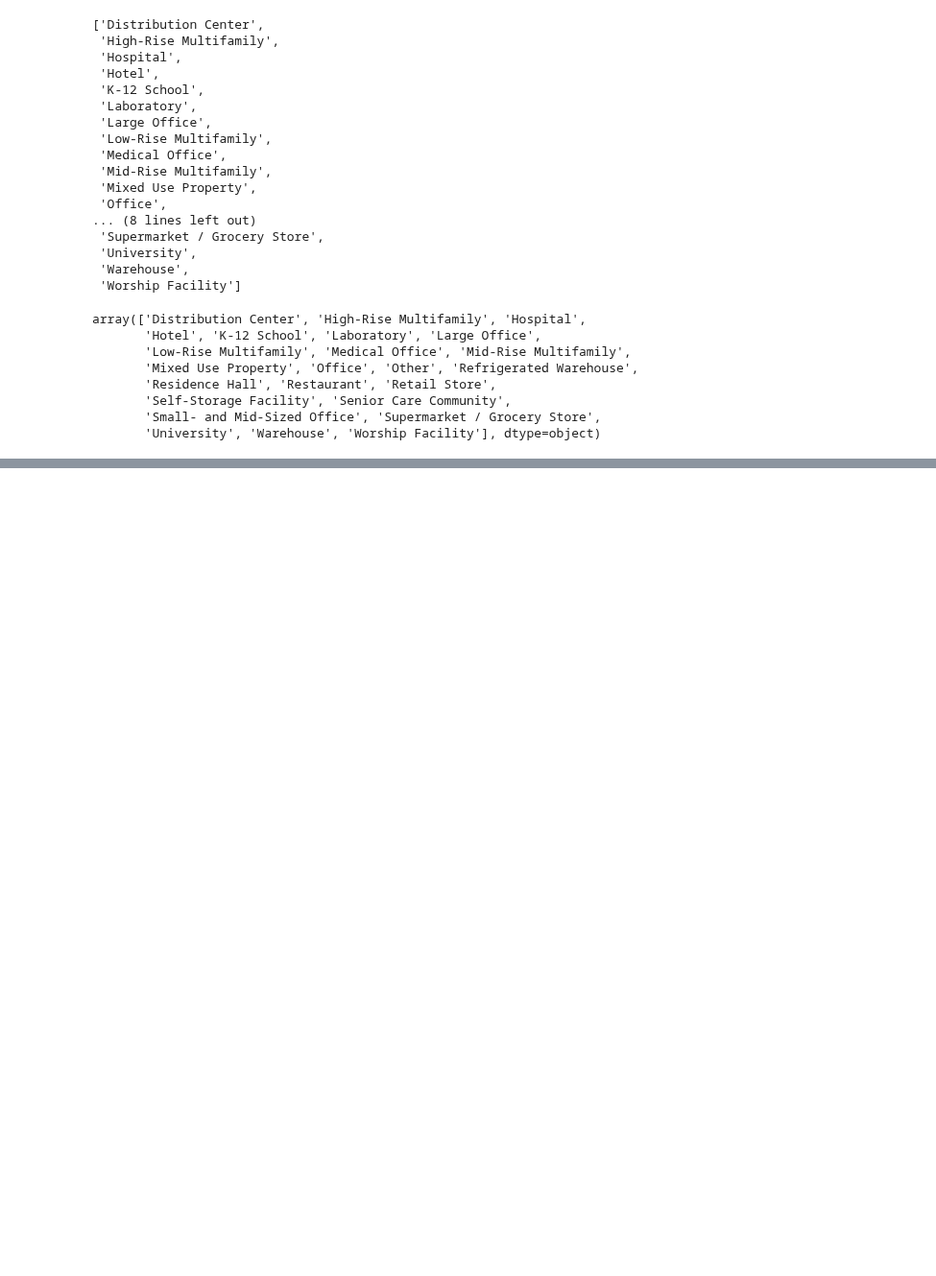
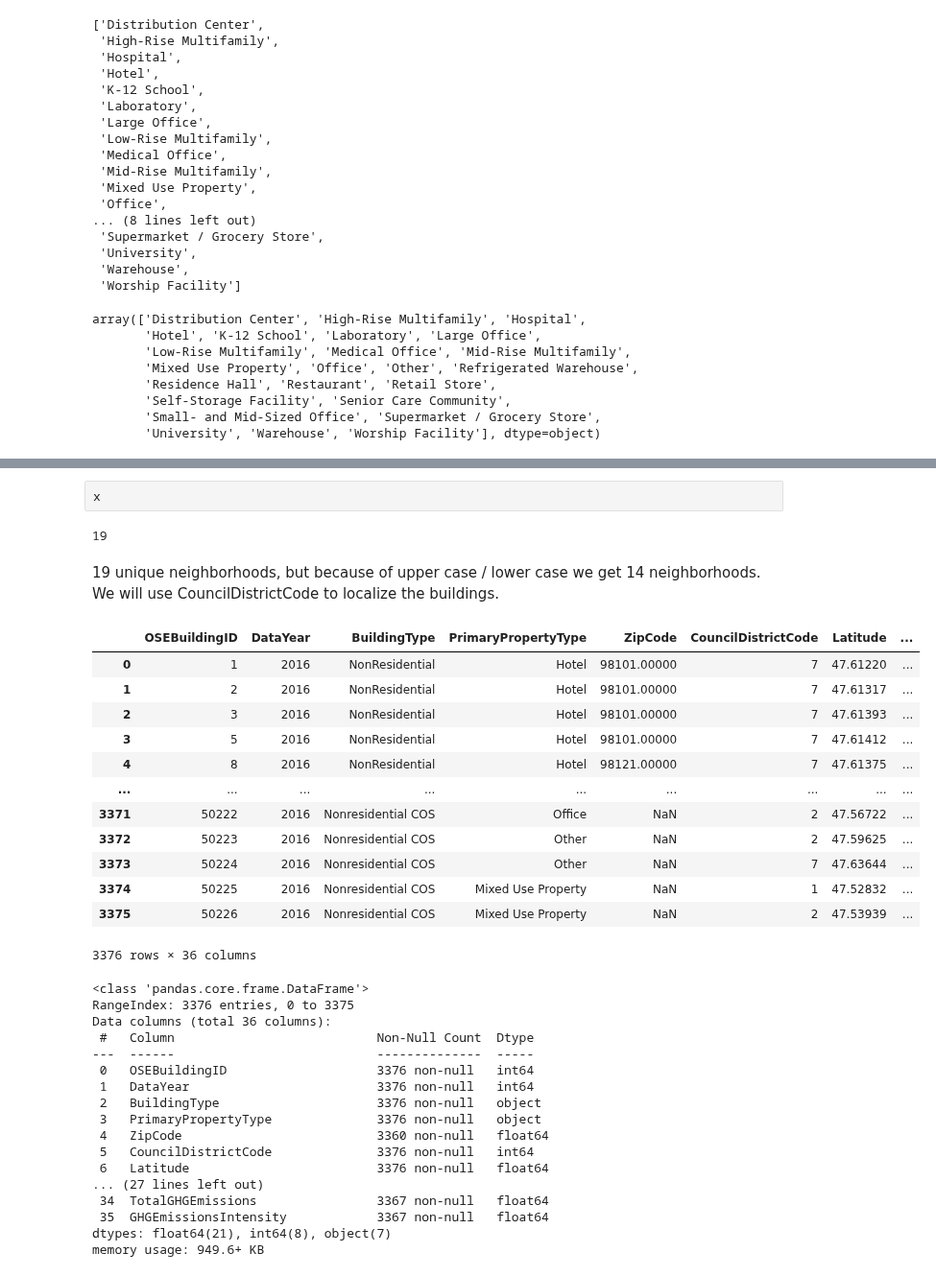
Before and after one commit to oumeima-elgharbi/P4_Data_Science_OpenClassrooms, a Jupyter notebook: P4_01_preprocess.ipynb, the cells around one changed output, grey strips where cells are left out. Shown at 96% size. Cells and saved outputs as stored; diff of their text form; code cells hidden in the pictures; blank space fills up the shorter version.

```diff
--- a/P4_01_preprocess.ipynb
+++ b/P4_01_preprocess.ipynb
@@ -184,0 +182,70 @@ Now, we only have 39 columns.
+# %% [raw]
+x
+# %%
+all_data["City"].unique()
+all_data["State"].unique()
+#all_data["ZipCode"].unique()
+#all_data["CouncilDistrictCode"].unique() # 1 to 7
+
+# Idea : councildistrictcode / neighborhood
+
+a = all_data["Neighborhood"].unique().tolist()
+
+
+b = [e.lower() for e in a]
+b = set(b)
+b
+
+b = list(b)
+len(b) # 14 après
+
+len(a) # 19 avant:
+# %% [output]
+19
+# %% [markdown]
+19 unique neighborhoods, but because of upper case / lower case we get 14 neighborhoods.
+We will use CouncilDistrictCode to localize the buildings.
+# %%
+columns_to_drop = ["PropertyName", "Address", "City", "State", "TaxParcelIdentificationNumber", "Neighborhood", "YearsENERGYSTARCertified", "DefaultData", "Comments", "ComplianceStatus"] ###
+# %%
+all_data_v1 = all_data.drop(columns=columns_to_drop)
+display(all_data_v1)
+# fillNaN for GFA
+columns_to_fill = ["PropertyGFATotal", "PropertyGFAParking", "PropertyGFABuilding(s)", "ListOfAllPropertyUseTypes", "LargestPropertyUseType", "LargestPropertyUseTypeGFA", "SecondLargestPropertyUseType", "SecondLargestPropertyUseTypeGFA", "ThirdLargestPropertyUseType", "ThirdLargestPropertyUseTypeGFA", "Outlier"]
+
+all_data_v1[columns_to_fill]
+
+#GFA_outlier_example = all_data_v1.iloc[16]
+GFA_outlier_example = all_data[all_data.index.isin([16])]
+GFA_outlier_example
+# %% [output]
+|  | OSEBuildingID | DataYear | BuildingType | PrimaryPropertyType | ZipCode | CouncilDistrictCode | Latitude | ... |
+| 0 | 1 | 2016 | NonResidential | Hotel | 98101.00000 | 7 | 47.61220 | ... |
+| 1 | 2 | 2016 | NonResidential | Hotel | 98101.00000 | 7 | 47.61317 | ... |
+| 2 | 3 | 2016 | NonResidential | Hotel | 98101.00000 | 7 | 47.61393 | ... |
+| 3 | 5 | 2016 | NonResidential | Hotel | 98101.00000 | 7 | 47.61412 | ... |
+| 4 | 8 | 2016 | NonResidential | Hotel | 98121.00000 | 7 | 47.61375 | ... |
+| ... | ... | ... | ... | ... | ... | ... | ... | ... |
+| 3371 | 50222 | 2016 | Nonresidential COS | Office | NaN | 2 | 47.56722 | ... |
+| 3372 | 50223 | 2016 | Nonresidential COS | Other | NaN | 2 | 47.59625 | ... |
+| 3373 | 50224 | 2016 | Nonresidential COS | Other | NaN | 7 | 47.63644 | ... |
+| 3374 | 50225 | 2016 | Nonresidential COS | Mixed Use Property | NaN | 1 | 47.52832 | ... |
+| 3375 | 50226 | 2016 | Nonresidential COS | Mixed Use Property | NaN | 2 | 47.53939 | ... |
+3376 rows × 36 columns
+<class 'pandas.core.frame.DataFrame'>
+RangeIndex: 3376 entries, 0 to 3375
+Data columns (total 36 columns):
+ #   Column                           Non-Null Count  Dtype
+---  ------                           --------------  -----
+ 0   OSEBuildingID                    3376 non-null   int64
+ 1   DataYear                         3376 non-null   int64
+ 2   BuildingType                     3376 non-null   object
+ 3   PrimaryPropertyType              3376 non-null   object
+ 4   ZipCode                          3360 non-null   float64
+ 5   CouncilDistrictCode              3376 non-null   int64
+ 6   Latitude                         3376 non-null   float64
+... (27 lines left out)
+ 34  TotalGHGEmissions                3367 non-null   float64
+ 35  GHGEmissionsIntensity            3367 non-null   float64
+dtypes: float64(21), int64(8), object(7)
+memory usage: 949.6+ KB
```
Also changed, not shown: parts of 7 cells of this notebook, 1 other file.
